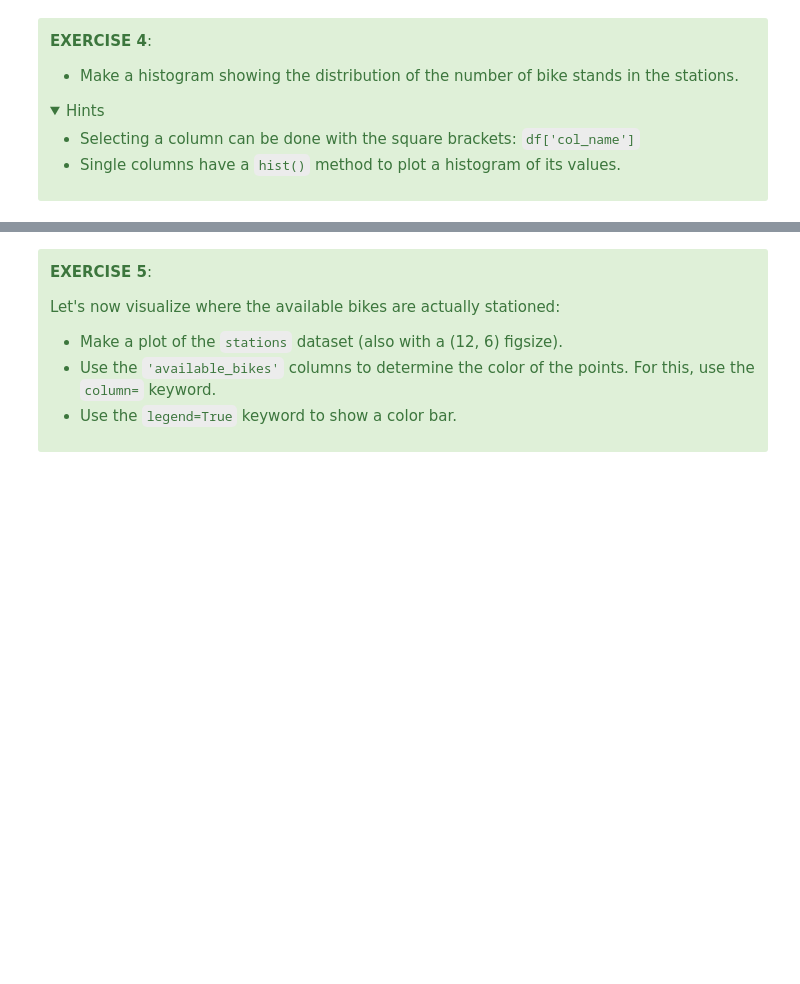
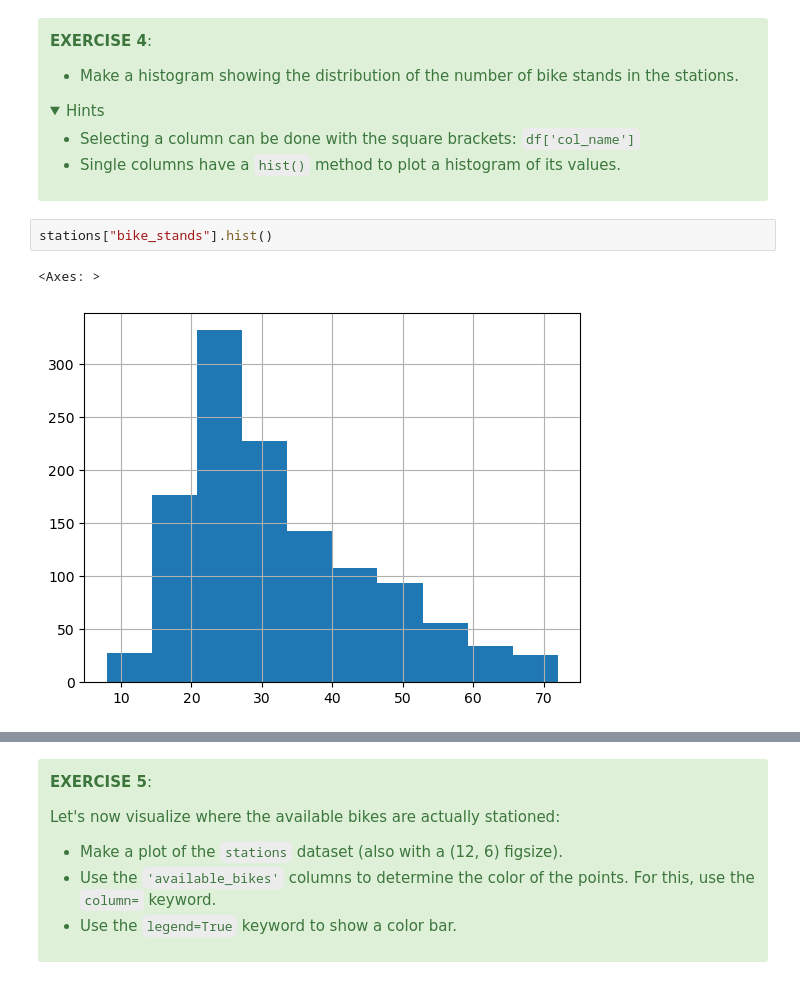
Before and after one commit to FaraCoppens/DS-python-geospatial, a Jupyter notebook: notebooks/02-introduction-geospatial-data.ipynb, the cells around one changed output, grey strips where cells are left out. Drawn from its saved outputs; the diff is of its cells as text; folded sections open; blank space fills up the shorter version.

```diff
--- a/notebooks/02-introduction-geospatial-data.ipynb
+++ b/notebooks/02-introduction-geospatial-data.ipynb
@@ -244,5 +338,10 @@ We are going to make use of the [contextily](https://github.com/darribas/context
 </details>
 
 </div>
+# %%
+stations["bike_stands"].hist()
+# %% [output]
+<Axes: >
+[figure, added]
 # %%
 # %load _solutions/02-introduction-geospatial-data8.py
```
Also changed, not shown: parts of 40 cells of this notebook, 9 other files.
